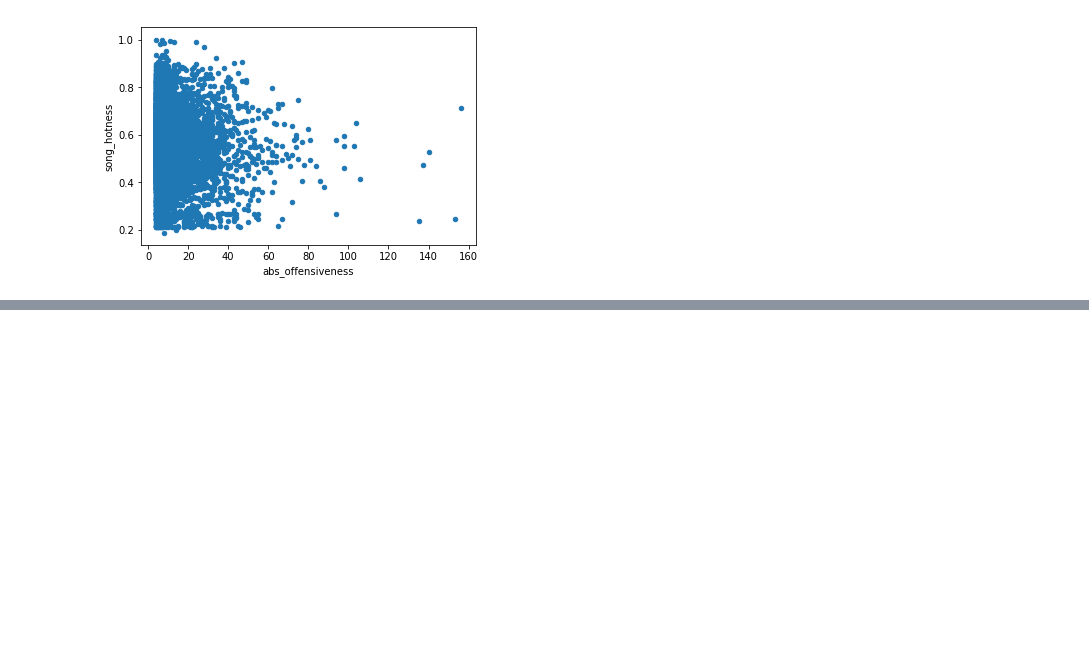
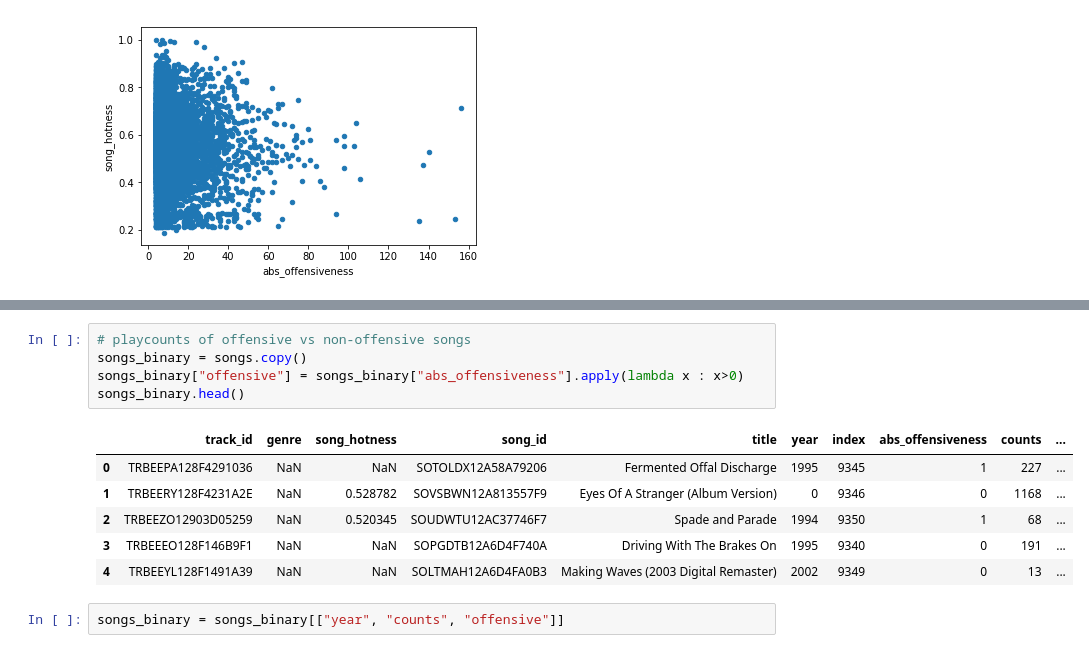
Before and after one commit to Victor-Palacios/epfl_ada, a Jupyter notebook: Project/main_lars.ipynb, the cells around one changed output, grey strips where cells are left out. Cells and saved outputs as stored; diff of their text form; blank space fills up the shorter version.

```diff
--- a/Project/main_lars.ipynb
+++ b/Project/main_lars.ipynb
@@ -339,0 +350,14 @@ filtered_songs[["song_hotness", "abs_offensiveness"]]\
+# %%
+# playcounts of offensive vs non-offensive songs
+songs_binary = songs.copy()
+songs_binary["offensive"] = songs_binary["abs_offensiveness"].apply(lambda x : x>0)
+songs_binary.head()
+# %% [output]
+|  | track_id | genre | song_hotness | song_id | title | year | index | abs_offensiveness | counts | ... |
+| 0 | TRBEEPA128F4291036 | NaN | NaN | SOTOLDX12A58A79206 | Fermented Offal Discharge | 1995 | 9345 | 1 | 227 | ... |
+| 1 | TRBEERY128F4231A2E | NaN | 0.528782 | SOVSBWN12A813557F9 | Eyes Of A Stranger (Album Version) | 0 | 9346 | 0 | 1168 | ... |
+| 2 | TRBEEZO12903D05259 | NaN | 0.520345 | SOUDWTU12AC37746F7 | Spade and Parade | 1994 | 9350 | 1 | 68 | ... |
+| 3 | TRBEEEO128F146B9F1 | NaN | NaN | SOPGDTB12A6D4F740A | Driving With The Brakes On | 1995 | 9340 | 0 | 191 | ... |
+| 4 | TRBEEYL128F1491A39 | NaN | NaN | SOLTMAH12A6D4FA0B3 | Making Waves (2003 Digital Remaster) | 2002 | 9349 | 0 | 13 | ... |
+# %%
+songs_binary = songs_binary[["year", "counts", "offensive"]]
```
Also changed, not shown: parts of 3 cells of this notebook.
